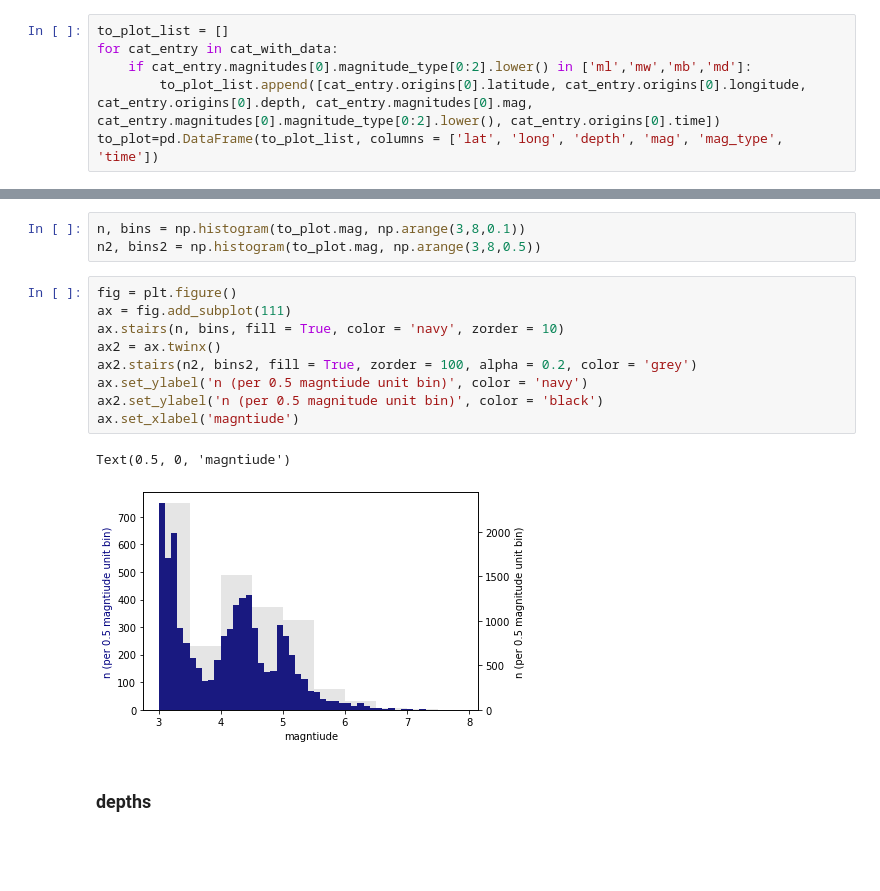
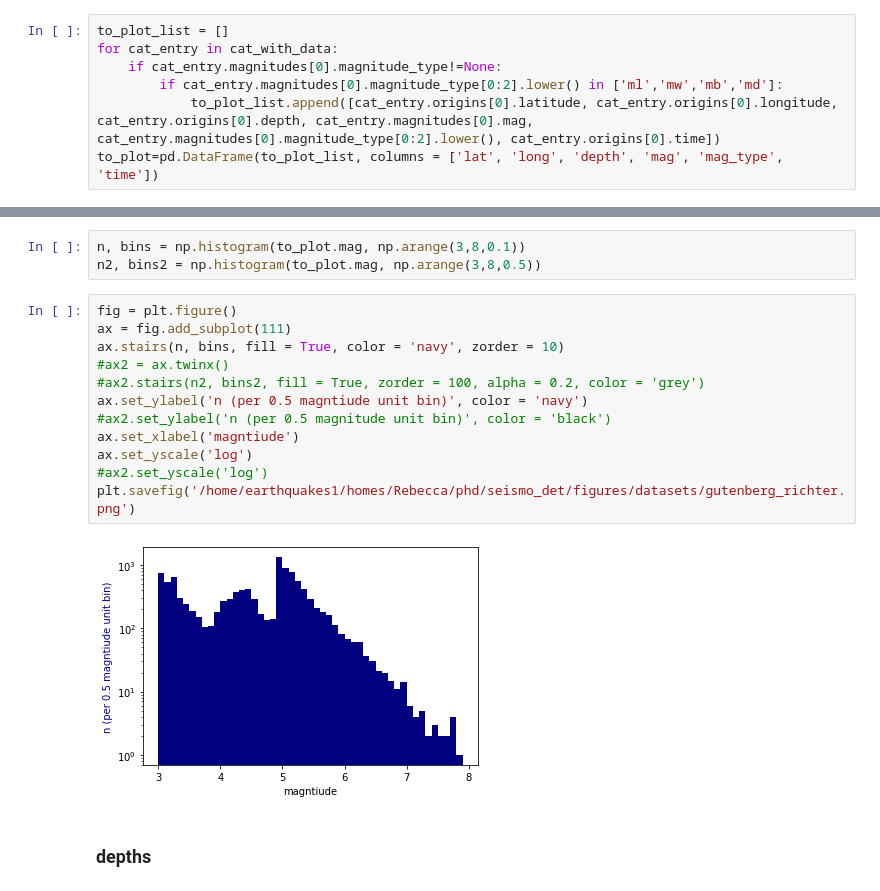
Before and after one commit to RebeccaColquhoun/seismo_det, a Jupyter notebook: code/catalog_plots.ipynb, the cells around one changed output, grey strips where cells are left out. Drawn from its saved outputs; the diff is of its cells as text; blank space fills up the shorter version.

```diff
--- a/code/catalog_plots.ipynb
+++ b/code/catalog_plots.ipynb
@@ -82,6 +92,7 @@ for event in cat:  # check earthquakes have data AND PICKS
 # %%
 to_plot_list = []
 for cat_entry in cat_with_data:
-    if cat_entry.magnitudes[0].magnitude_type[0:2].lower() in ['ml','mw','mb','md']:
-        to_plot_list.append([cat_entry.origins[0].latitude, cat_entry.origins[0].longitude, cat_entry.origins[0].depth, cat_entry.magnitudes[0].mag, cat_entry.magnitudes[0].magnitude_type[0:2].lower(), cat_entry.origins[0].time])
+    if cat_entry.magnitudes[0].magnitude_type!=None:
+        if cat_entry.magnitudes[0].magnitude_type[0:2].lower() in ['ml','mw','mb','md']:
+            to_plot_list.append([cat_entry.origins[0].latitude, cat_entry.origins[0].longitude, cat_entry.origins[0].depth, cat_entry.magnitudes[0].mag, cat_entry.magnitudes[0].magnitude_type[0:2].lower(), cat_entry.origins[0].time])
 to_plot=pd.DataFrame(to_plot_list, columns = ['lat', 'long', 'depth', 'mag', 'mag_type', 'time'])
@@ -230,15 +282,17 @@ n2, bins2 = np.histogram(to_plot.mag, np.arange(3,8,0.5))
 # %%
 fig = plt.figure()
 ax = fig.add_subplot(111)
 ax.stairs(n, bins, fill = True, color = 'navy', zorder = 10)
-ax2 = ax.twinx()
-ax2.stairs(n2, bins2, fill = True, zorder = 100, alpha = 0.2, color = 'grey')
+#ax2 = ax.twinx()
+#ax2.stairs(n2, bins2, fill = True, zorder = 100, alpha = 0.2, color = 'grey')
 ax.set_ylabel('n (per 0.5 magntiude unit bin)', color = 'navy')
-ax2.set_ylabel('n (per 0.5 magnitude unit bin)', color = 'black')
+#ax2.set_ylabel('n (per 0.5 magnitude unit bin)', color = 'black')
 ax.set_xlabel('magntiude')
+ax.set_yscale('log')
+#ax2.set_yscale('log')
+plt.savefig('/home/earthquakes1/homes/Rebecca/phd/seismo_det/figures/datasets/gutenberg_richter.png')
 # %% [output]
-Text(0.5, 0, 'magntiude')
-[figure, old version]
+[figure, new version]
 # %% [markdown]
 ### depths
 # %%
```
Also changed, not shown: parts of 7 cells of this notebook, 14 other files.
